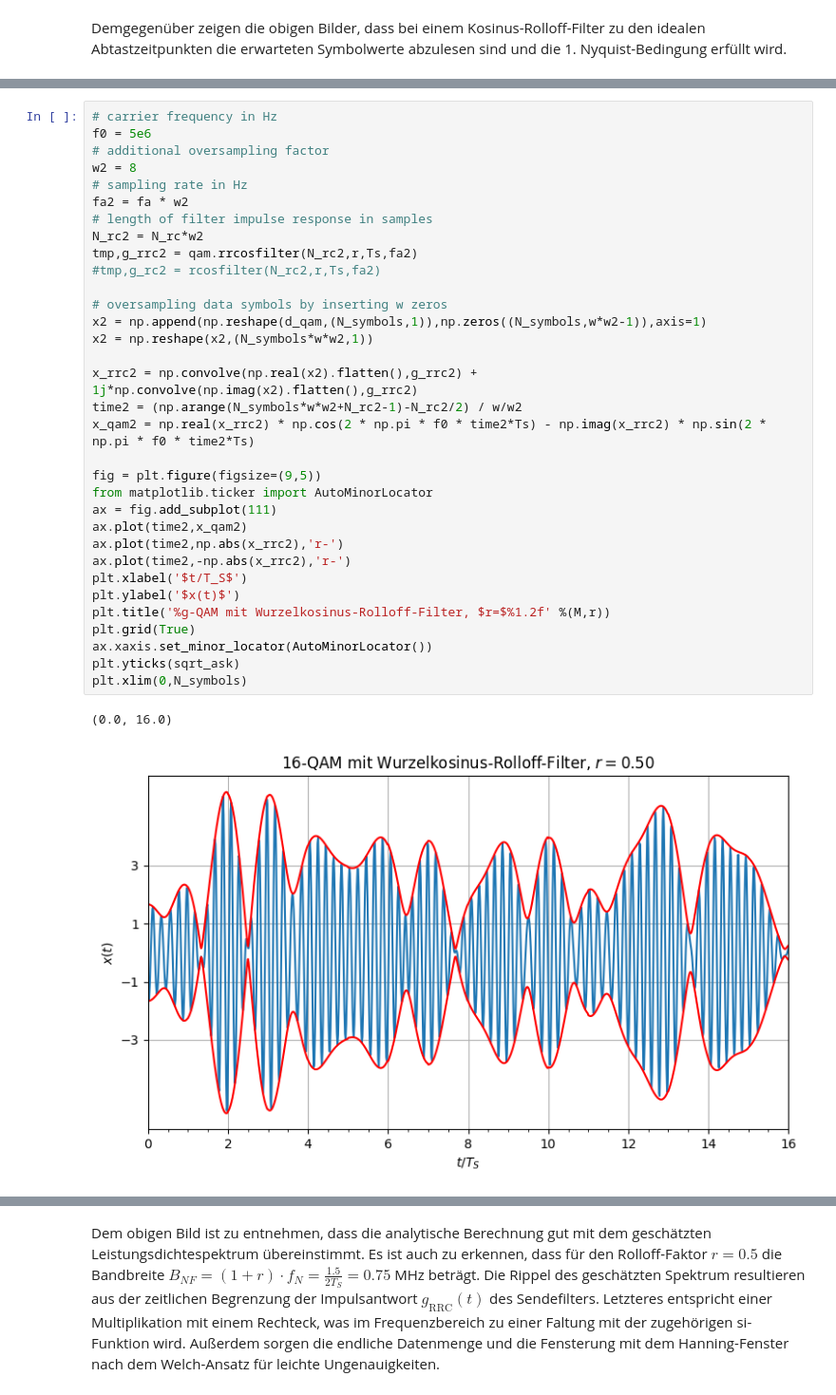
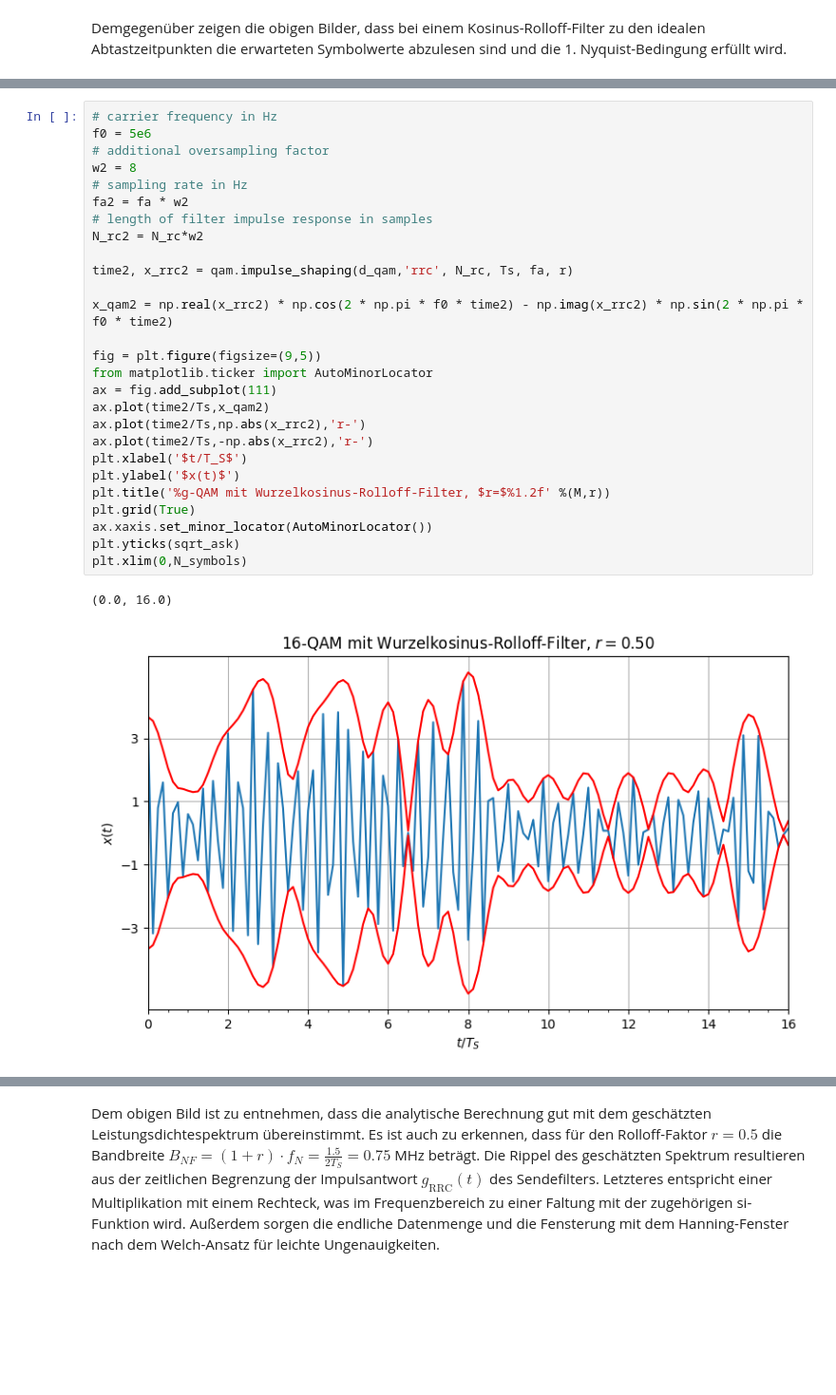
Before and after one commit to VK-NT2024/Nachrichtentechnik-Lecture, a Jupyter notebook: Part3-SignalsSystems/NT-DigModQAM.ipynb, the cells around one changed output, grey strips where cells are left out. Shown: that part at 95% size. Cells and saved outputs as stored; diff of their text form; blank space fills up the shorter version.

```diff
--- a/Part3-SignalsSystems/NT-DigModQAM.ipynb
+++ b/Part3-SignalsSystems/NT-DigModQAM.ipynb
@@ -262,36 +260,30 @@ Das unten folgende Bild veranschaulicht das sich ergebende Zeitsignal. Um die ho
 # %%
 # carrier frequency in Hz
 f0 = 5e6
 # additional oversampling factor
 w2 = 8
 # sampling rate in Hz
 fa2 = fa * w2
 # length of filter impulse response in samples
 N_rc2 = N_rc*w2
-tmp,g_rrc2 = qam.rrcosfilter(N_rc2,r,Ts,fa2)
-#tmp,g_rc2 = rcosfilter(N_rc2,r,Ts,fa2)
 
-# oversampling data symbols by inserting w zeros
-x2 = np.append(np.reshape(d_qam,(N_symbols,1)),np.zeros((N_symbols,w*w2-1)),axis=1)
-x2 = np.reshape(x2,(N_symbols*w*w2,1))
+time2, x_rrc2 = qam.impulse_shaping(d_qam,'rrc', N_rc, Ts, fa, r)
 
-x_rrc2 = np.convolve(np.real(x2).flatten(),g_rrc2) + 1j*np.convolve(np.imag(x2).flatten(),g_rrc2)
-time2 = (np.arange(N_symbols*w*w2+N_rc2-1)-N_rc2/2) / w/w2
-x_qam2 = np.real(x_rrc2) * np.cos(2 * np.pi * f0 * time2*Ts) - np.imag(x_rrc2) * np.sin(2 * np.pi * f0 * time2*Ts)
+x_qam2 = np.real(x_rrc2) * np.cos(2 * np.pi * f0 * time2) - np.imag(x_rrc2) * np.sin(2 * np.pi * f0 * time2)
 
 fig = plt.figure(figsize=(9,5))
 from matplotlib.ticker import AutoMinorLocator
 ax = fig.add_subplot(111)
-ax.plot(time2,x_qam2)
-ax.plot(time2,np.abs(x_rrc2),'r-')
-ax.plot(time2,-np.abs(x_rrc2),'r-')
+ax.plot(time2/Ts,x_qam2)
+ax.plot(time2/Ts,np.abs(x_rrc2),'r-')
+ax.plot(time2/Ts,-np.abs(x_rrc2),'r-')
 plt.xlabel('$t/T_S$')
 plt.ylabel('$x(t)$')
 plt.title('%g-QAM mit Wurzelkosinus-Rolloff-Filter, $r=$%1.2f' %(M,r))
 plt.grid(True)
 ax.xaxis.set_minor_locator(AutoMinorLocator())
 plt.yticks(sqrt_ask)
 plt.xlim(0,N_symbols)
 # %% [output]
 (0.0, 16.0)
-[figure, old version]
+[figure, new version]
```
Also changed, not shown: parts of 16 cells of this notebook, 8 other files.
